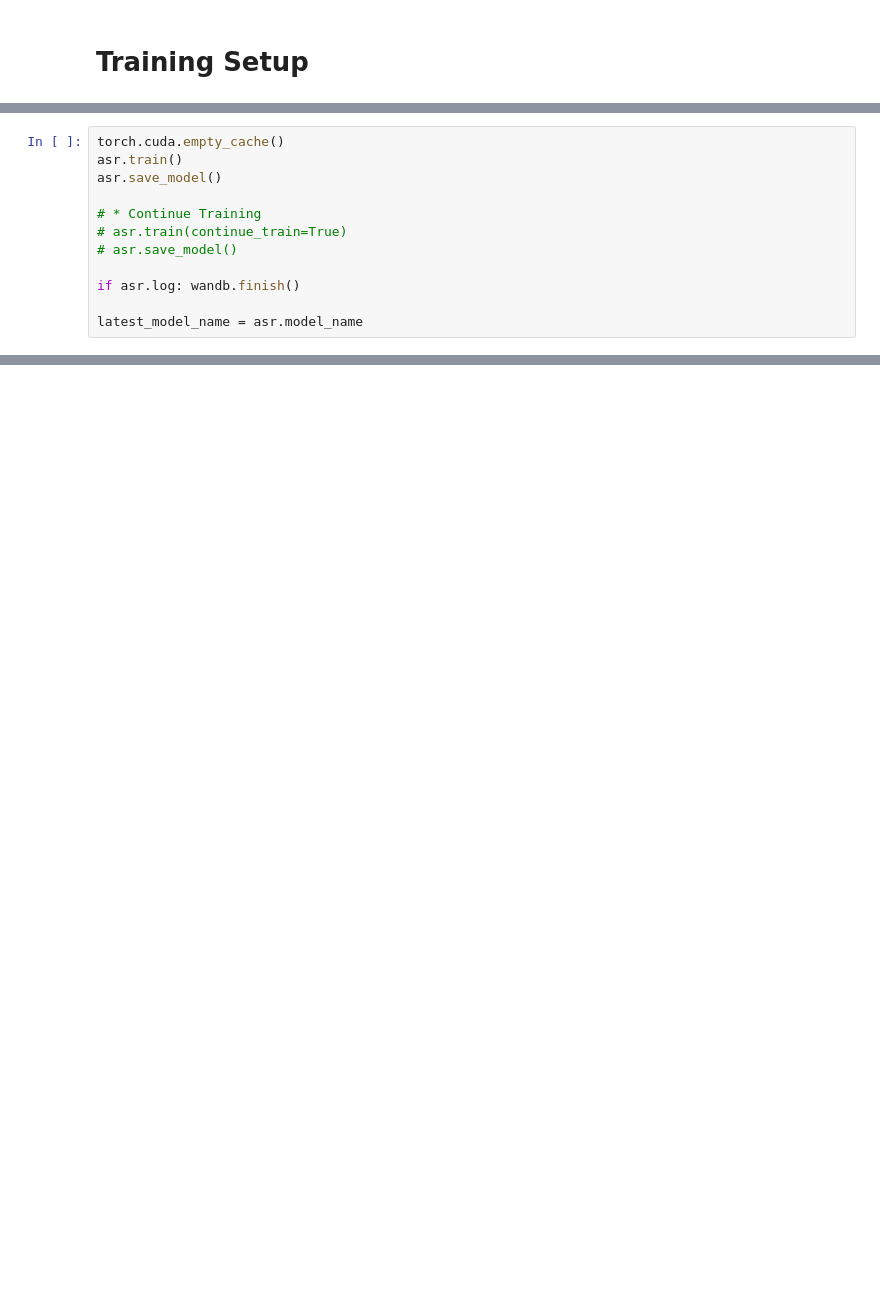
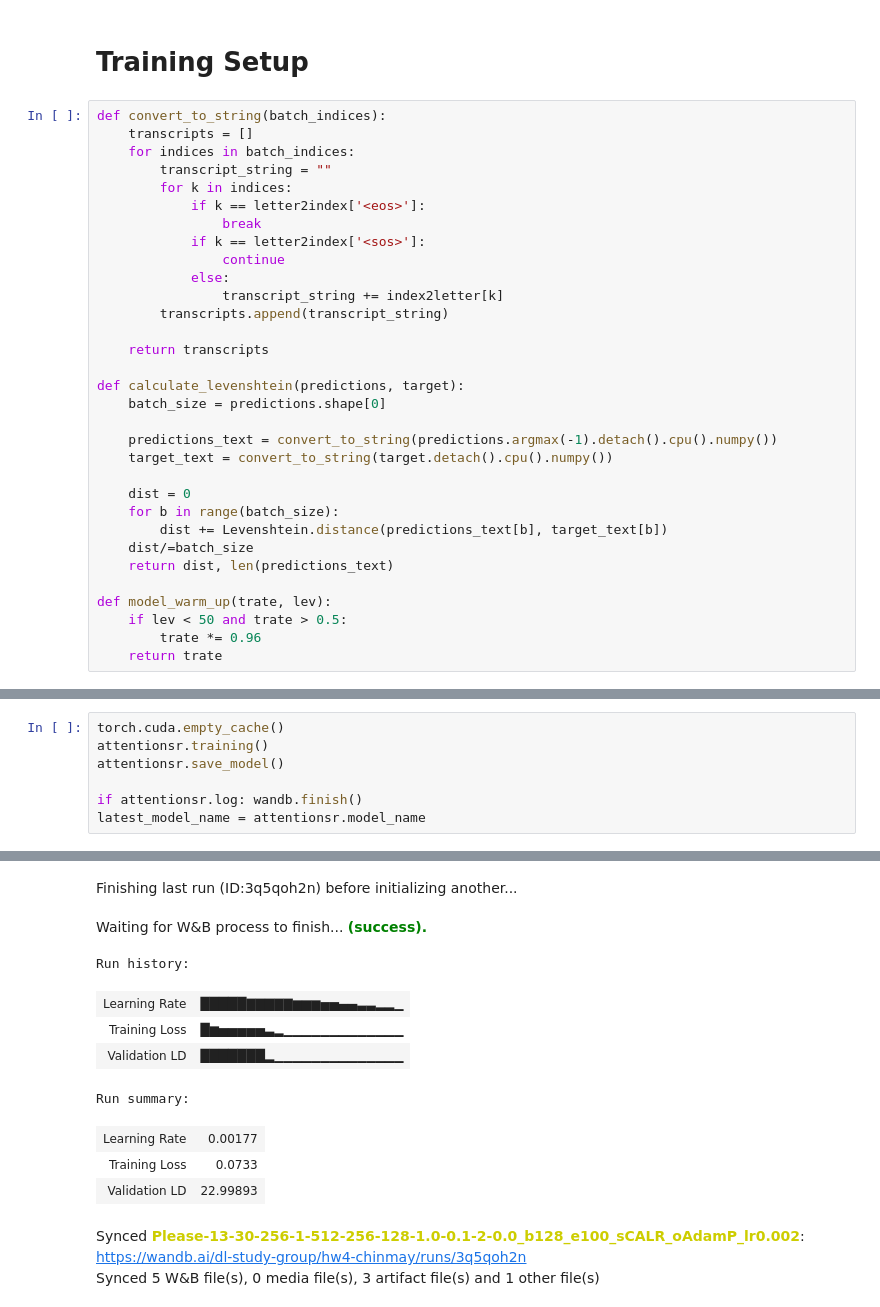
Before and after one commit to nefario7/cmu-deeplearning, a Jupyter notebook: Homework 4/HW4P2.ipynb, the cells around one changed output, grey strips where cells are left out. Cells and saved outputs as stored; diff of their text form; blank space fills up the shorter version.

```diff
--- a/Homework 4/HW4P2.ipynb
+++ b/Homework 4/HW4P2.ipynb
@@ -550,4 +713,36 @@ print(model)
 # %% [markdown]
 # Training Setup
+# %%
+def convert_to_string(batch_indices):
+    transcripts = []
+    for indices in batch_indices:
+        transcript_string = ""
+        for k in indices:
+            if k == letter2index['<eos>']:
+                break
+            if k == letter2index['<sos>']:
+                continue
+            else:
+                transcript_string += index2letter[k]
+        transcripts.append(transcript_string)
+
+    return transcripts
+
+def calculate_levenshtein(predictions, target):
+    batch_size = predictions.shape[0]
+
+    predictions_text = convert_to_string(predictions.argmax(-1).detach().cpu().numpy())
+    target_text = convert_to_string(target.detach().cpu().numpy())
+
+    dist = 0
+    for b in range(batch_size):
+        dist += Levenshtein.distance(predictions_text[b], target_text[b])
+    dist/=batch_size
+    return dist, len(predictions_text)
+
+def model_warm_up(trate, lev):
+    if lev < 50 and trate > 0.5:
+        trate *= 0.96
+    return trate
 # %%
 class ModelSetup:
@@ -900,12 +1116,8 @@ attention.setup()
 # %%
 torch.cuda.empty_cache()
-asr.train()
-asr.save_model()
+attentionsr.training()
+attentionsr.save_model()
 
-# * Continue Training
-# asr.train(continue_train=True)
-# asr.save_model()
-
-if asr.log: wandb.finish()
-
-latest_model_name = asr.model_name
+if attentionsr.log: wandb.finish()
+latest_model_name = attentionsr.model_name
+# %% [output]
@@ -911,0 +1127,12 @@ latest_model_name = asr.model_name
+Finishing last run (ID:3q5qoh2n) before initializing another...
+Waiting for W&B process to finish... (success).
+Run history:
+| Learning Rate | █████▇▇▇▇▇▆▆▆▅▅▄▄▃▃▂▂▁ |
+| Training Loss | █▆▅▅▅▅▅▃▂▁▁▁▁▁▁▁▁▁▁▁▁▁ |
+| Validation LD | ███████▂▁▁▁▁▁▁▁▁▁▁▁▁▁▁ |
+Run summary:
+| Learning Rate | 0.00177 |
+| Training Loss | 0.0733 |
+| Validation LD | 22.99893 |
+Synced Please-13-30-256-1-512-256-128-1.0-0.1-2-0.0_b128_e100_sCALR_oAdamP_lr0.002: https://wandb.ai/dl-study-group/hw4-chinmay/runs/3q5qoh2n
+Synced 5 W&B file(s), 0 media file(s), 3 artifact file(s) and 1 other file(s)
```
Also changed, not shown: parts of 44 cells of this notebook.
